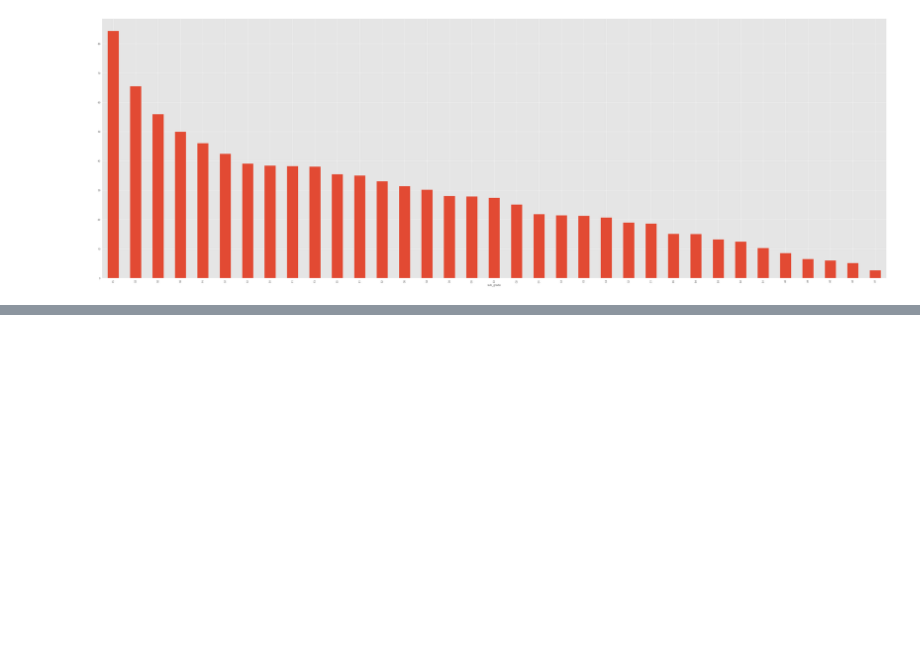
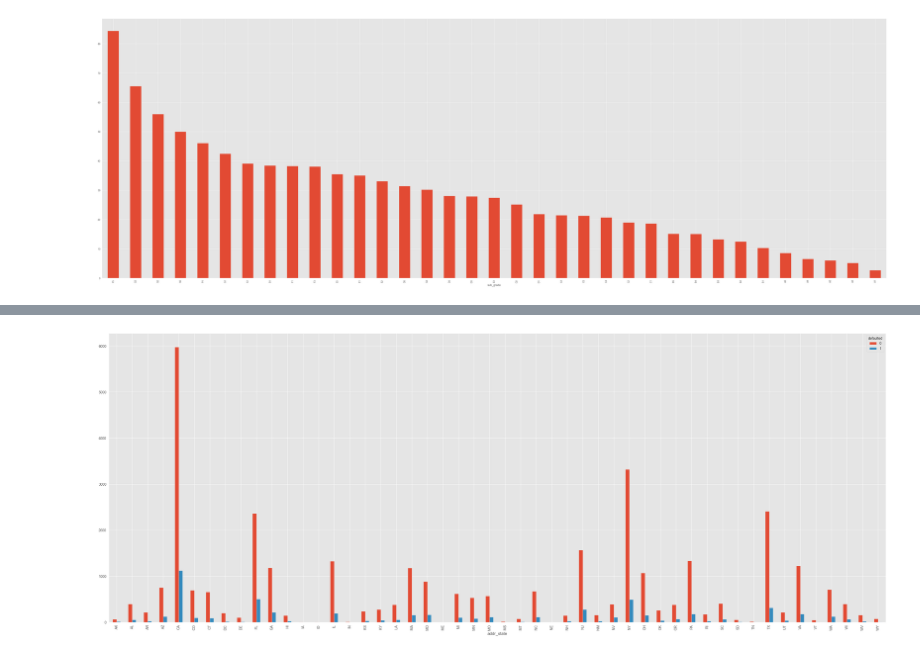
Before and after one commit to richwej/eda_projects, a Jupyter notebook: EDA - Lending Club.ipynb, the cells around one changed output, grey strips where cells are left out. Drawn from its saved outputs; the diff is of its cells as text; code cells hidden in the pictures; blank space fills up the shorter version.

```diff
--- a/EDA - Lending Club.ipynb
+++ b/EDA - Lending Club.ipynb
@@ -1157,0 +1181,6 @@ plt.show()
+# %%
+ct_state = pd.crosstab(loan_dataset_cp.addr_state, loan_dataset_cp.defaulted)
+ct_state.plot(kind = 'bar', figsize = (40,15))
+plt.show()
+# %% [output]
+[figure, added]
```
Also changed, not shown: parts of 25 cells of this notebook.
